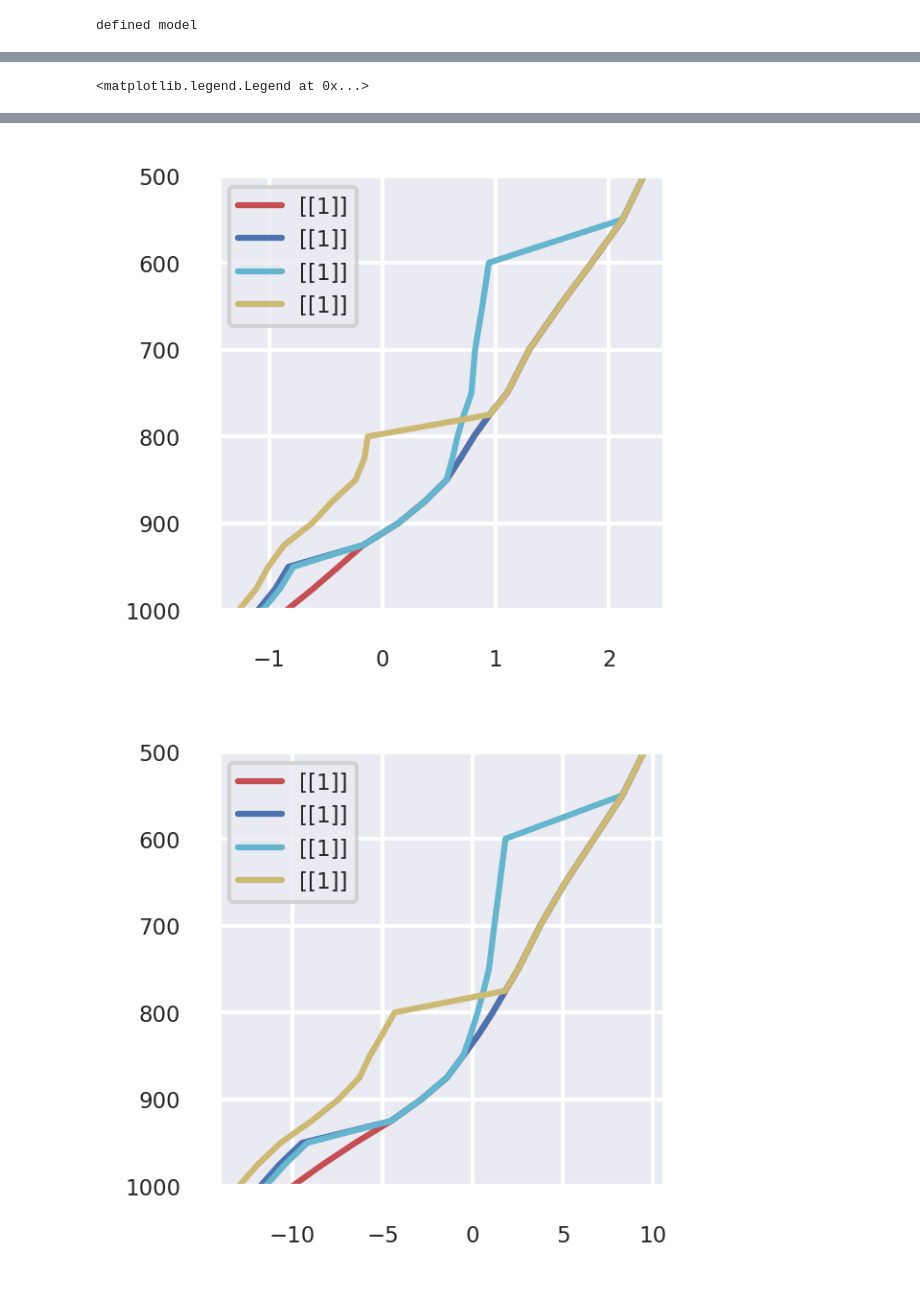
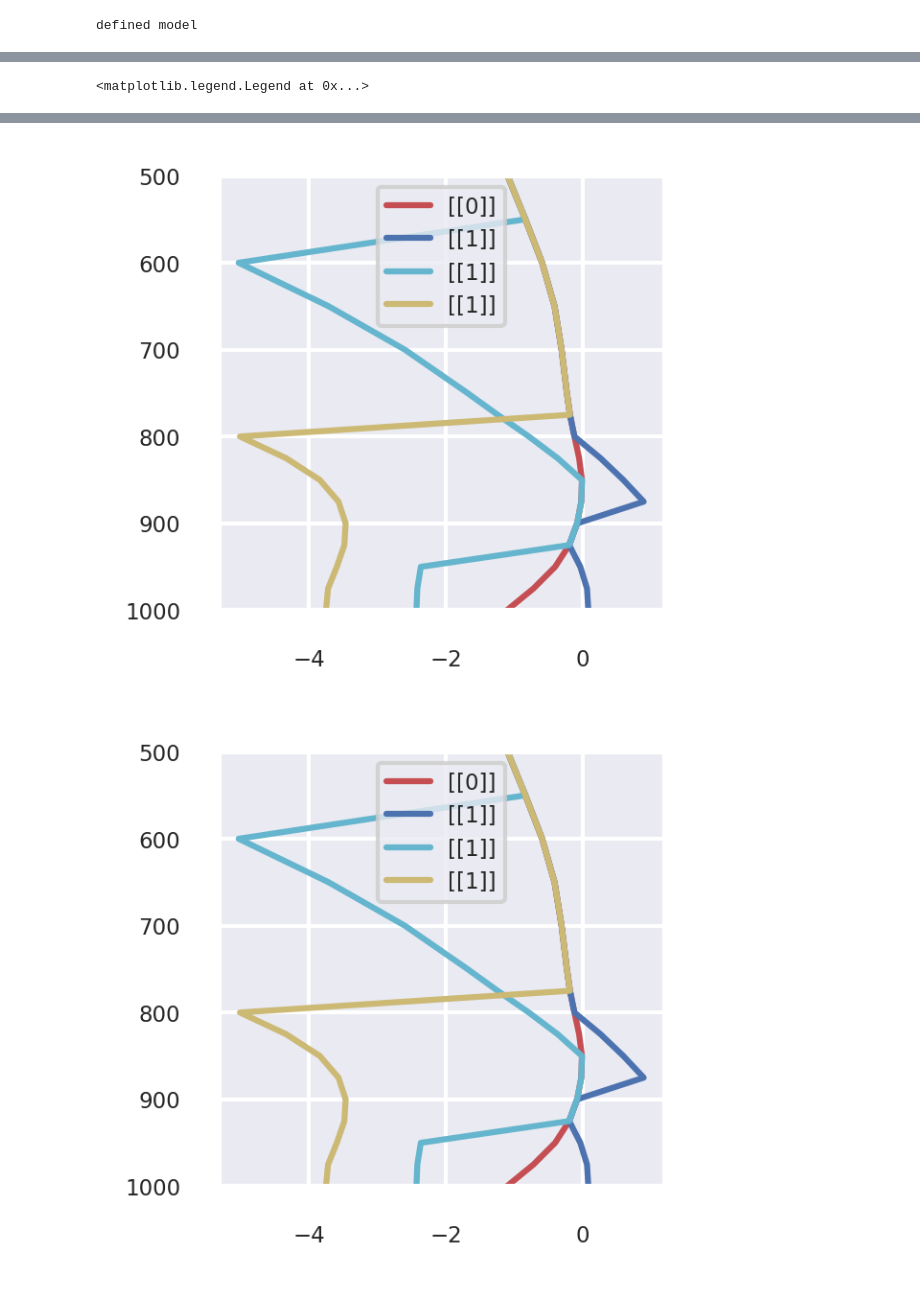
Before and after one commit to HuangJin-De/Machine-Learning-in-Atmospheric-Thermodynamics, a Jupyter notebook: hw03-1/hw03-1.ipynb, the cells around one changed output, grey strips where cells are left out. Drawn from its saved outputs; the diff is of its cells as text; code cells hidden in the pictures.

```diff
--- a/hw03-1/hw03-1.ipynb
+++ b/hw03-1/hw03-1.ipynb
@@ -39,9 +39,9 @@ print(label_unique, counts)
 weight=[sum(counts)/c for c in counts]
 print(weight)
 
+scaler=StandardScaler()
 scaler2=StandardScaler()
 x_temp2=scaler2.fit_transform(x_temp)
-scaler=MinMaxScaler()
 x_temp=scaler.fit_transform(x_temp)
 x_train=scaler.transform(x_train)
 x_test=scaler.transform(x_test)
@@ -288,15 +288,20 @@ torch.Size([1884, 16]) torch.Size([1884, 1])
 # %%
 xx1=np.zeros(16)
-xx1[0:11]=np.linspace(290.,310.,num=11)
-xx1[10:16]=np.linspace(310.,330.,num=6)
+xx1[0:11]=np.linspace(290.,305.,num=11)
+xx1[10:16]=np.linspace(305.,320.,num=6)
 xx2=np.copy(xx1)
 xx2[0:3]=285.
 xx3=np.copy(xx2)
 xx3[6:14]=xx3[6]
-xx2[0:3]=284.
+xx2[0:3]=xx2[3]
+xx2[5:8]=xx2[8]
 xx4=np.copy(xx1)
 xx4[0:9]=280.
 
+xx1=np.flip(xx1,0)
+xx2=np.flip(xx2,0)
+xx3=np.flip(xx3,0)
+xx4=np.flip(xx4,0)
 
 xx11=scaler.transform(xx1.reshape(-1,16))
 xx22=scaler.transform(xx2.reshape(-1,16))
@@ -315,9 +320,9 @@ yy4=torch.round(torch.sigmoid(yy4)).detach().numpy().astype(int)
 
 print(yy1,yy2,yy3,yy4)
 
-p=np.array([1000.,975.,950.,925.,900.,875.,850.,825.,800.,775.,750.,700.,650.,600.,550.,500.])
+#p=np.flip(np.array([1000.,975.,950.,925.,900.,875.,850.,825.,800.,775.,750.,700.,650.,600.,550.,500.]),0)
 
-#print(p.shape,xx1.shape)
+print(p,xx1)
 
 fig,ax=plt.subplots(figsize=(2,2),dpi=300)
 ax.plot(xx1.reshape(-1),p,'r-',xx2.reshape(-1),p,'b-',xx3.reshape(-1),p,'c-',xx4.reshape(-1),p,'y-')
@@ -350,2 +358,2 @@ ax.legend([yy1,yy2,yy3,yy4])
-[figure, old version]
+[figure, new version]
-[figure, old version]
+[figure, new version]
```
Also changed, not shown: parts of 6 cells of this notebook.
